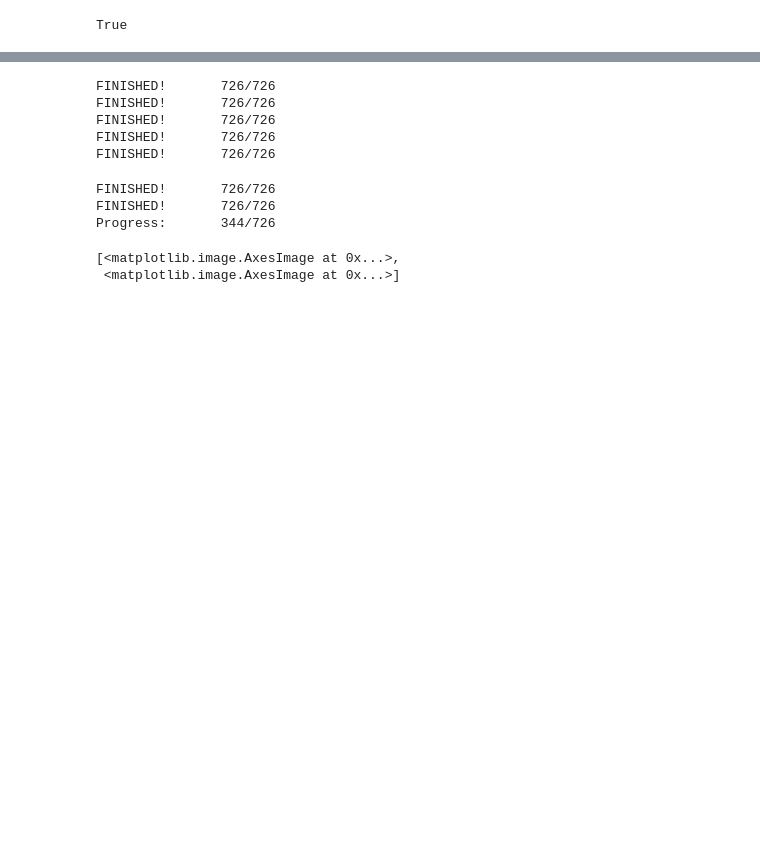
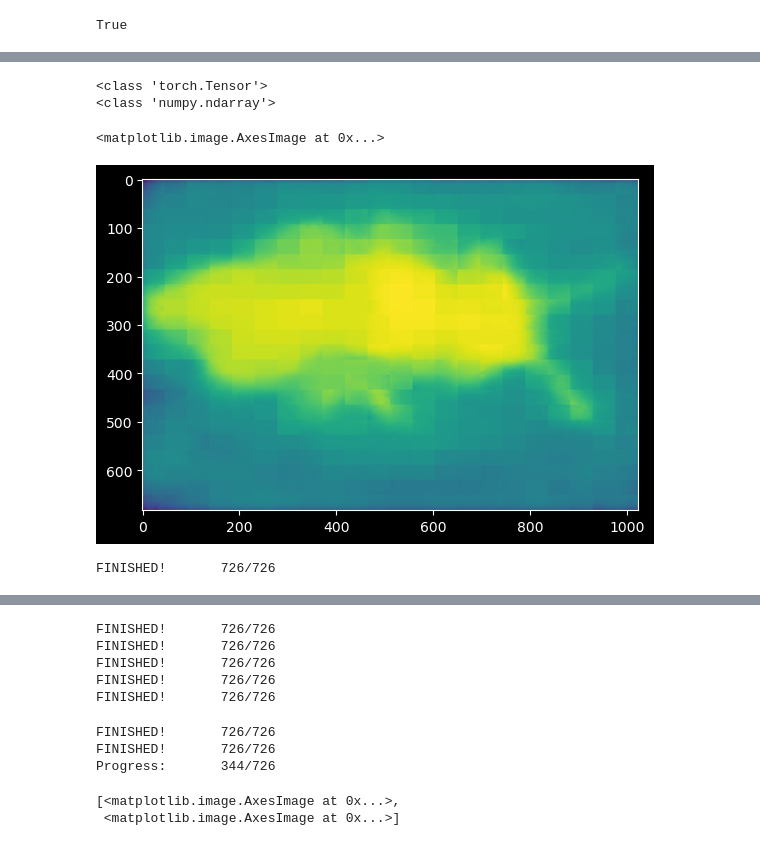
Before and after one commit to lwfld/reProj, a Jupyter notebook: clipseg_2.ipynb, the cells around one changed output, grey strips where cells are left out. Cells and saved outputs as stored; diff of their text form; code cells hidden in the pictures; blank space fills up the shorter version.

```diff
--- a/clipseg_2.ipynb
+++ b/clipseg_2.ipynb
@@ -91,0 +55,26 @@ ax[1][0].text(0, -15, "Ground Truth")
+# %%
+import matplotlib.pyplot as plt
+import numpy as np
+
+test_preds = seg_clipseg(get_img_by_id(300))
+test_pred = test_preds[2]
+# plt.show(test_pred)
+test_pred_gs = toGreyscale(test_pred)
+print(type(test_pred_gs))
+test_pred_gs = test_pred_gs.numpy()
+print(type(test_pred_gs))
+img = Image.fromarray(test_pred_gs.astype(np.uint8), mode="L")
+plt.imshow(img)
+
+# img = Image.fromarray(test_pred_gs.numpy().astype(np.uint8), mode = "L")
+# img.save("./dataset/test/savePic_Test2.png")
+# savePic(test_pred_gs.numpy(), "./dataset/test/", "savePicTEST_2.png", True)
+
+# img = Image.fromarray(test_pred.cpu().numpy().astype(np.uint8), mode = "L")
+# img.save("./dataset/test/savePic_Test2.png")
+# savePic(test_pred, "./dataset/test/", "savePic_Test.png", True)
+# %% [output]
+<class 'torch.Tensor'>
+<class 'numpy.ndarray'>
+<matplotlib.image.AxesImage at 0x...>
+[figure, added]
@@ -91,0 +101,4 @@ ax[1][0].text(0, -15, "Ground Truth")
+# %%
+savePreds()
+# %% [output]
+FINISHED!       726/726
```
Also changed, not shown: parts of 15 cells of this notebook, 14 other files.
